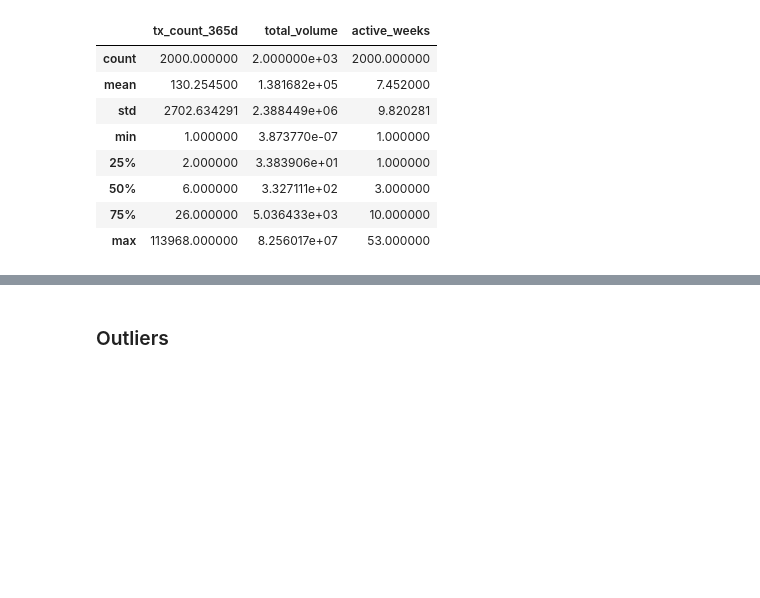
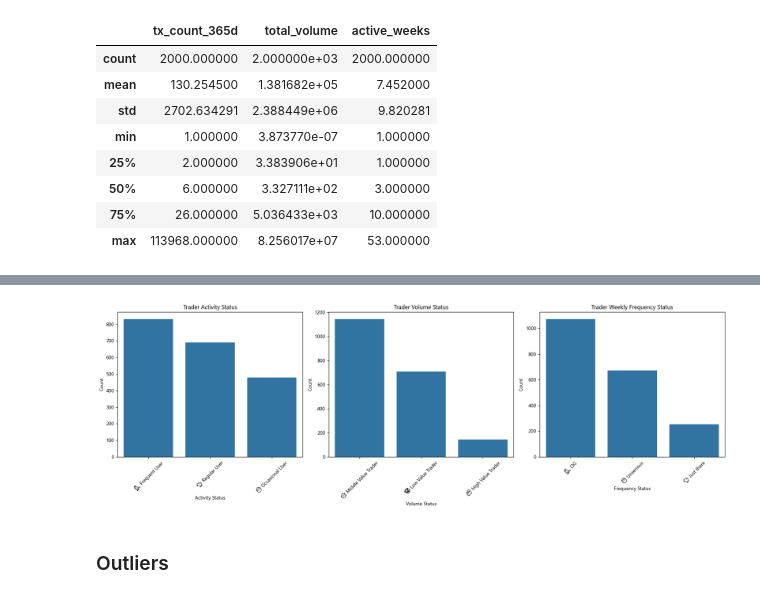
Before and after one commit to joshuatochinwachi/Machine-Learning, a Jupyter notebook: Dune_data.ipynb, the cells around one changed output, grey strips where cells are left out. Cells and saved outputs as stored; diff of their text form; code cells hidden in the pictures; blank space fills up the shorter version.

```diff
--- a/Dune_data.ipynb
+++ b/Dune_data.ipynb
@@ -87,3 +120,35 @@ df.describe()
+# %%
+import matplotlib.font_manager as fm
+plt.rcParams['font.family'] = 'Segoe UI Emoji'
+
+activity_counts = df.trader_activity_status.value_counts()
+volume_counts = df.trader_volume_status.value_counts()
+frequency_counts = df.trader_weekly_frequency_status.value_counts()
+
+fig, ax = plt.subplots(nrows=1, ncols=3, figsize=(18, 6))
+
+sns.barplot(x=activity_counts.index, y=activity_counts.values, ax=ax[0])
+ax[0].set_title("Trader Activity Status")
+ax[0].set_xlabel("Activity Status")
+ax[0].set_ylabel("Count")
+ax[0].tick_params(axis='x', rotation=45)
+
+sns.barplot(x=volume_counts.index, y=volume_counts.values, ax=ax[1])
+ax[1].set_title("Trader Volume Status")
+ax[1].set_xlabel("Volume Status")
+ax[1].set_ylabel("Count")
+ax[1].tick_params(axis='x', rotation=45)
+
+sns.barplot(x=frequency_counts.index, y=frequency_counts.values, ax=ax[2])
+ax[2].set_title("Trader Weekly Frequency Status")
+ax[2].set_xlabel("Frequency Status")
+ax[2].set_ylabel("Count")
+ax[2].tick_params(axis='x', rotation=45)
+
+plt.tight_layout()
+plt.show()
+# %% [output]
+[figure, added]
 # %% [markdown]
 ### Outliers
 # %%
```
Also changed, not shown: parts of 4 cells of this notebook.
